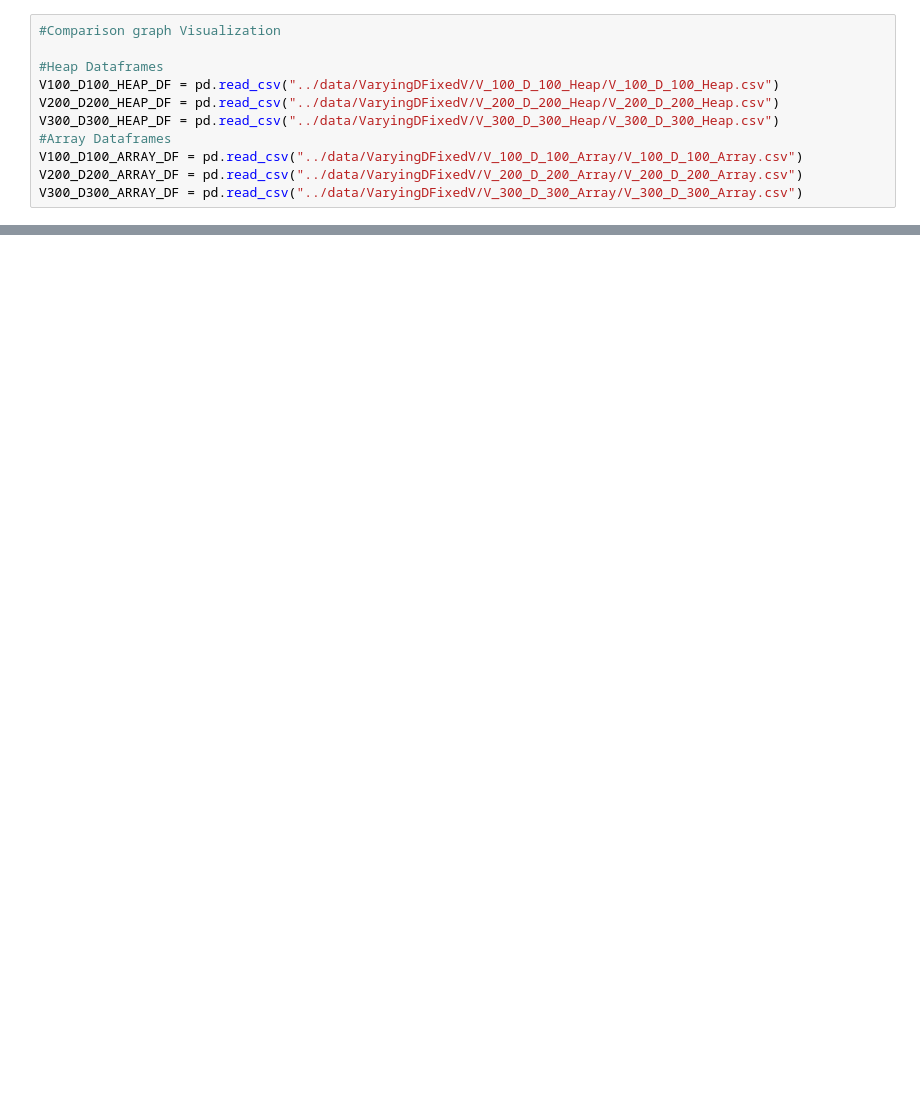
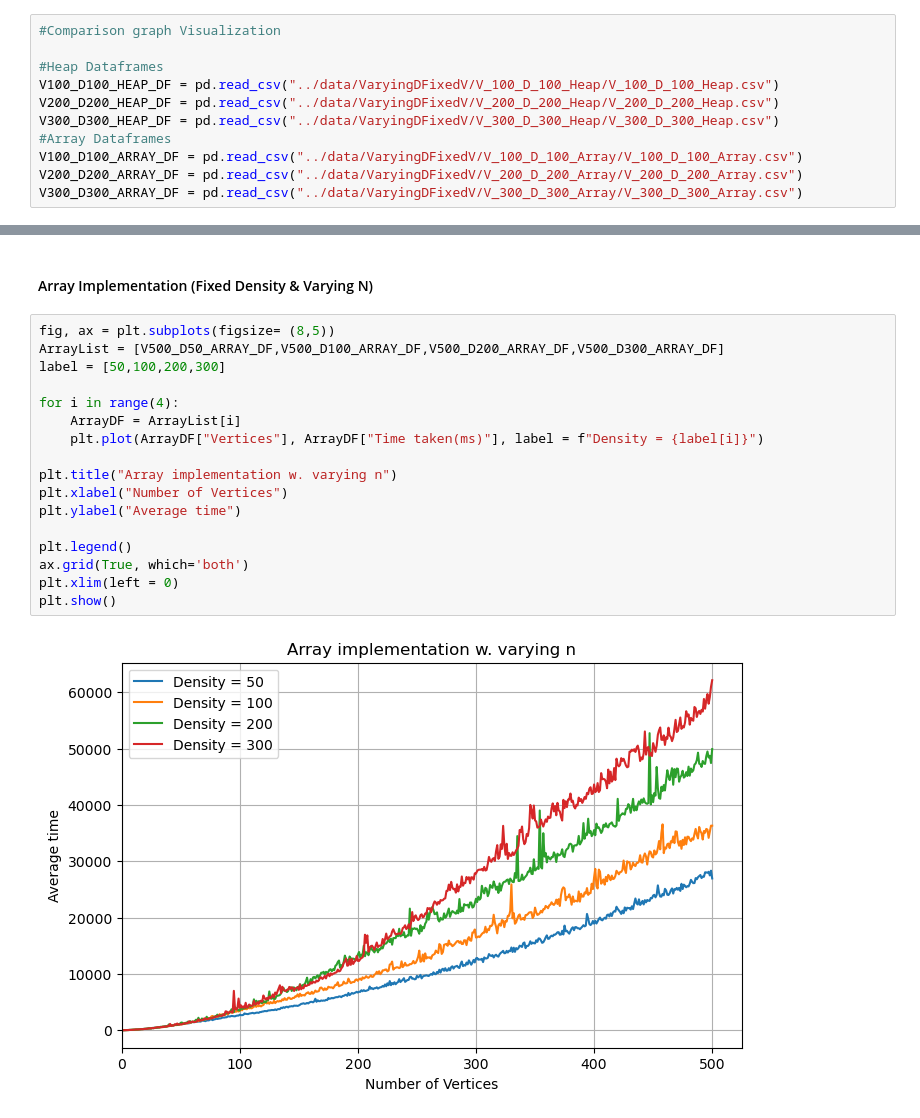
Before and after one commit to isaacchunn/sc2001-projects, a Jupyter notebook: Project2-Dijkstra/Visualization/SC2001_Project2.ipynb, the cells around one changed output, grey strips where cells are left out. Cells and saved outputs as stored; diff of their text form; blank space fills up the shorter version.

```diff
--- a/Project2-Dijkstra/Visualization/SC2001_Project2.ipynb
+++ b/Project2-Dijkstra/Visualization/SC2001_Project2.ipynb
@@ -313,0 +368,21 @@ for i in range (2):
+# %% [markdown]
+#### Array Implementation (Fixed Density & Varying N)
+# %%
+fig, ax = plt.subplots(figsize= (8,5))
+ArrayList = [V500_D50_ARRAY_DF,V500_D100_ARRAY_DF,V500_D200_ARRAY_DF,V500_D300_ARRAY_DF]
+label = [50,100,200,300]
+
+for i in range(4):
+    ArrayDF = ArrayList[i]
+    plt.plot(ArrayDF["Vertices"], ArrayDF["Time taken(ms)"], label = f"Density = {label[i]}")
+
+plt.title("Array implementation w. varying n")
+plt.xlabel("Number of Vertices")
+plt.ylabel("Average time")
+
+plt.legend()
+ax.grid(True, which='both')
+plt.xlim(left = 0)
+plt.show()
+# %% [output]
+[figure, added]
```
Also changed, not shown: parts of 17 cells of this notebook.
